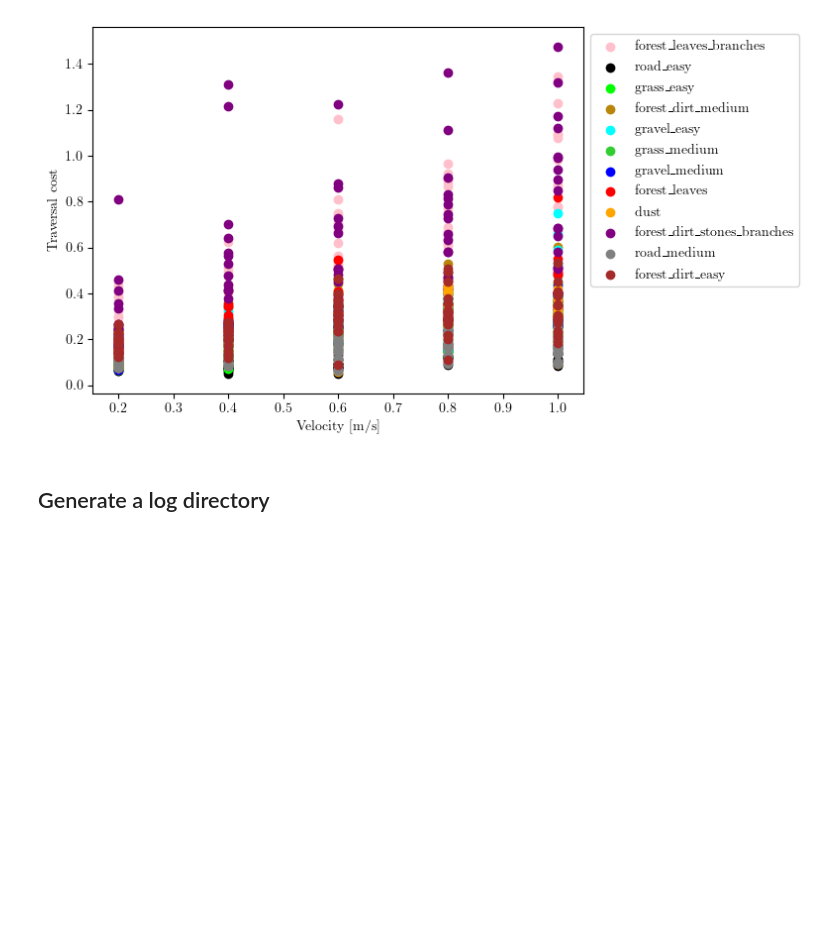
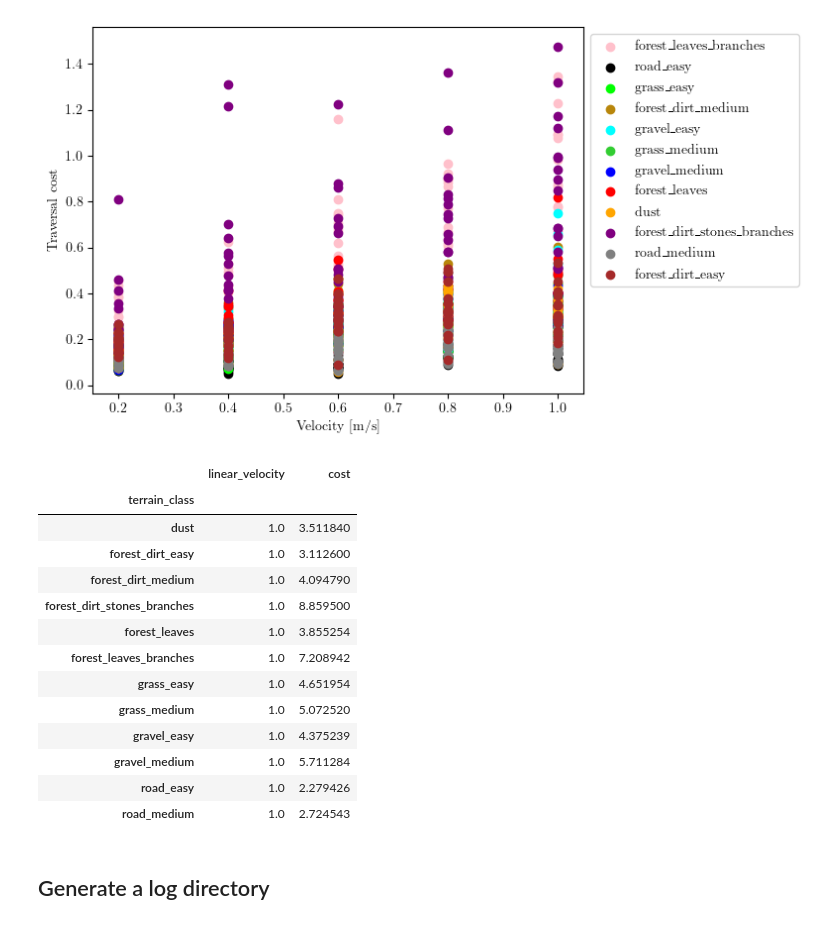
Before and after one commit to Whojo/Autonomous-Navigation-Offroad-by-traversability-analysis, a Jupyter notebook: src/traversal_cost/siamese_network/main.ipynb, the cells around one changed output. Cells and saved outputs as stored; diff of their text form; code cells hidden in the pictures; blank space fills up the shorter version.

```diff
--- a/src/traversal_cost/siamese_network/main.ipynb
+++ b/src/traversal_cost/siamese_network/main.ipynb
@@ -255,3 +252,24 @@ df_filtered.groupby(['terrain_class']).mean()
+# %%
+results_directory = "/home/gabriel/PRE/src/traversal_cost/siamese_network/logs/_2023-07-11-13-51-07"
+
+costs_df = pd.read_csv(results_directory + "/costs_df.csv", sep=',', encoding='utf-8')
+df_filtered = costs_df[costs_df['linear_velocity'] == 1.0]
+df_filtered.groupby(['terrain_class']).mean()
+# %% [output]
+|  | linear_velocity | cost |
+| terrain_class |  |  |
+| dust | 1.0 | 3.511840 |
+| forest_dirt_easy | 1.0 | 3.112600 |
+| forest_dirt_medium | 1.0 | 4.094790 |
+| forest_dirt_stones_branches | 1.0 | 8.859500 |
+| forest_leaves | 1.0 | 3.855254 |
+| forest_leaves_branches | 1.0 | 7.208942 |
+| grass_easy | 1.0 | 4.651954 |
+| grass_medium | 1.0 | 5.072520 |
+| gravel_easy | 1.0 | 4.375239 |
+| gravel_medium | 1.0 | 5.711284 |
+| road_easy | 1.0 | 2.279426 |
+| road_medium | 1.0 | 2.724543 |
 # %% [markdown]
 ## Generate a log directory
 # %%
```
Also changed, not shown: parts of 1 cell of this notebook, 18 other files.
